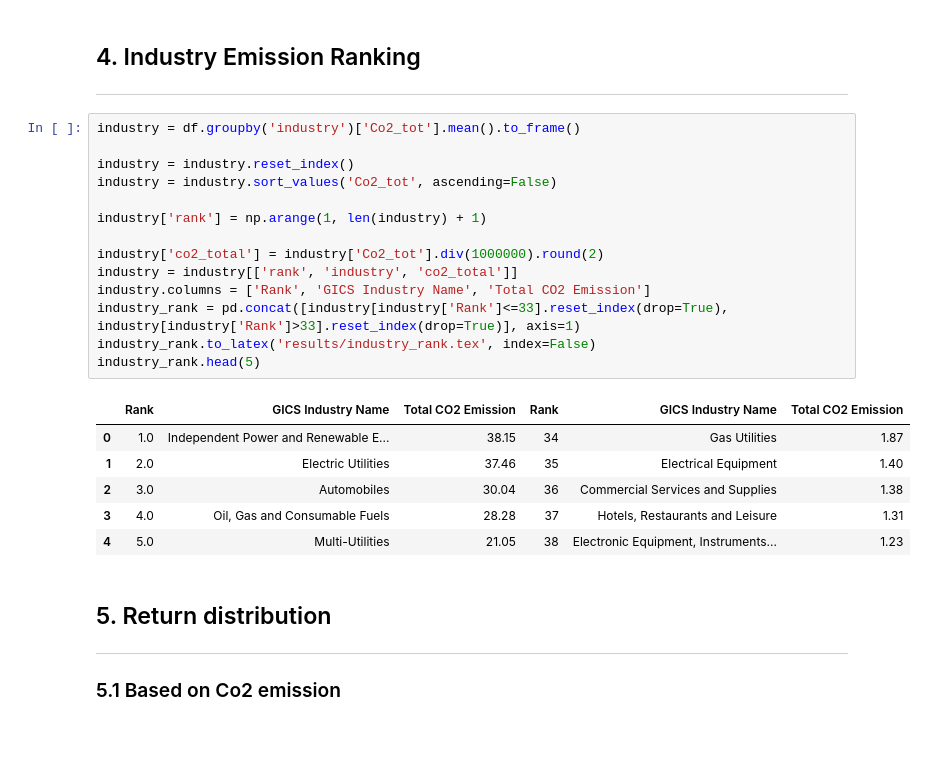
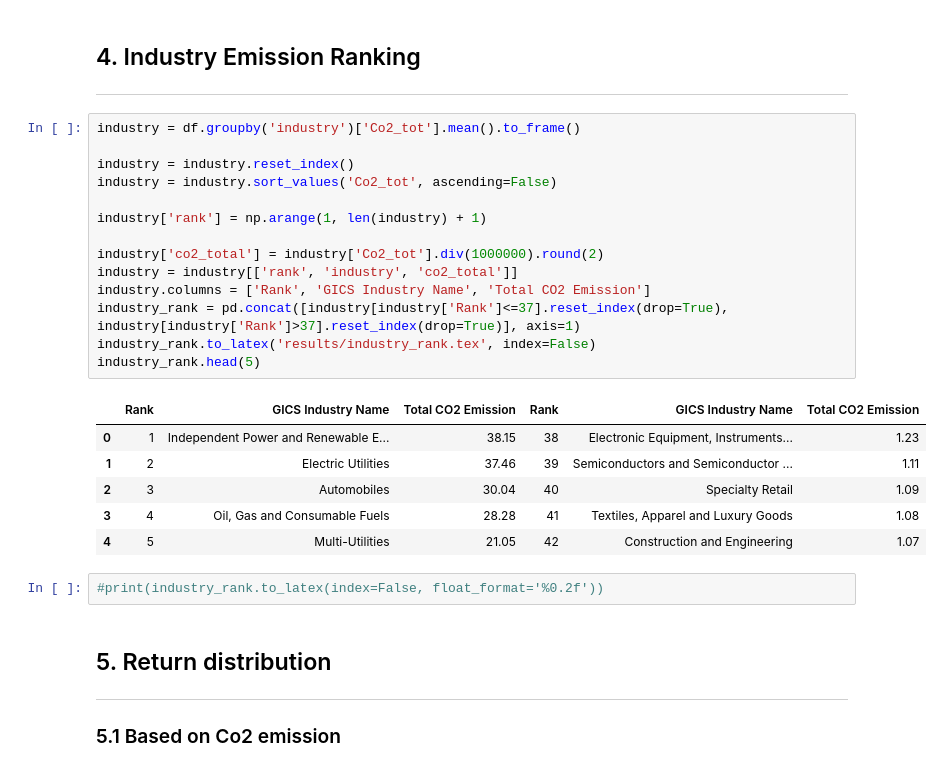
Before and after one commit to CongWang141/co2_paper, a Jupyter notebook: co2_paper/1. portfolio_analysis.ipynb, the cells around one changed output. Saved outputs shown, nothing was run; the diff lists cells and outputs as text; blank space fills up the shorter version.

```diff
--- a/co2_paper/1. portfolio_analysis.ipynb
+++ b/co2_paper/1. portfolio_analysis.ipynb
@@ -111,24 +111,26 @@ plt.savefig('graphics/co2_trend.png', dpi=300)
 # %%
 industry = df.groupby('industry')['Co2_tot'].mean().to_frame()
 
 industry = industry.reset_index()
 industry = industry.sort_values('Co2_tot', ascending=False)
 
 industry['rank'] = np.arange(1, len(industry) + 1)
 
 industry['co2_total'] = industry['Co2_tot'].div(1000000).round(2)
 industry = industry[['rank', 'industry', 'co2_total']]
 industry.columns = ['Rank', 'GICS Industry Name', 'Total CO2 Emission']
-industry_rank = pd.concat([industry[industry['Rank']<=33].reset_index(drop=True), industry[industry['Rank']>33].reset_index(drop=True)], axis=1)
+industry_rank = pd.concat([industry[industry['Rank']<=37].reset_index(drop=True), industry[industry['Rank']>37].reset_index(drop=True)], axis=1)
 industry_rank.to_latex('results/industry_rank.tex', index=False)
 industry_rank.head(5)
 # %% [output]
 |  | Rank | GICS Industry Name | Total CO2 Emission | Rank | GICS Industry Name | Total CO2 Emission |
-| 0 | 1.0 | Independent Power and Renewable E... | 38.15 | 34 | Gas Utilities | 1.87 |
-| 1 | 2.0 | Electric Utilities | 37.46 | 35 | Electrical Equipment | 1.40 |
-| 2 | 3.0 | Automobiles | 30.04 | 36 | Commercial Services and Supplies | 1.38 |
-| 3 | 4.0 | Oil, Gas and Consumable Fuels | 28.28 | 37 | Hotels, Restaurants and Leisure | 1.31 |
-| 4 | 5.0 | Multi-Utilities | 21.05 | 38 | Electronic Equipment, Instruments... | 1.23 |
+| 0 | 1 | Independent Power and Renewable E... | 38.15 | 38 | Electronic Equipment, Instruments... | 1.23 |
+| 1 | 2 | Electric Utilities | 37.46 | 39 | Semiconductors and Semiconductor ... | 1.11 |
+| 2 | 3 | Automobiles | 30.04 | 40 | Specialty Retail | 1.09 |
+| 3 | 4 | Oil, Gas and Consumable Fuels | 28.28 | 41 | Textiles, Apparel and Luxury Goods | 1.08 |
+| 4 | 5 | Multi-Utilities | 21.05 | 42 | Construction and Engineering | 1.07 |
+# %%
+#print(industry_rank.to_latex(index=False, float_format='%0.2f'))
 # %% [markdown]
 ## 5. Return distribution
 ---
```
Also changed, not shown: parts of 6 cells of this notebook, 16 other files.
